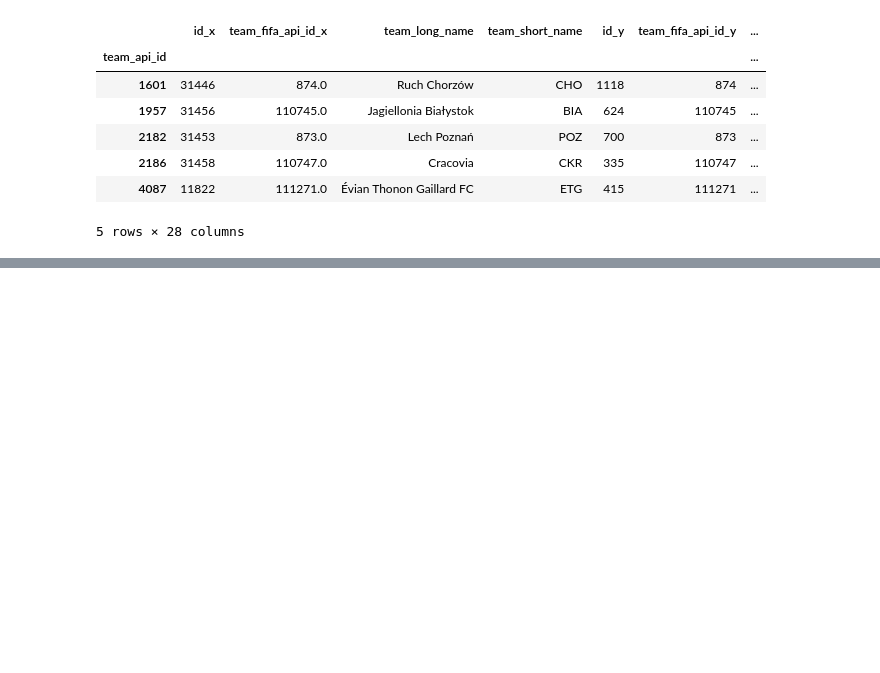
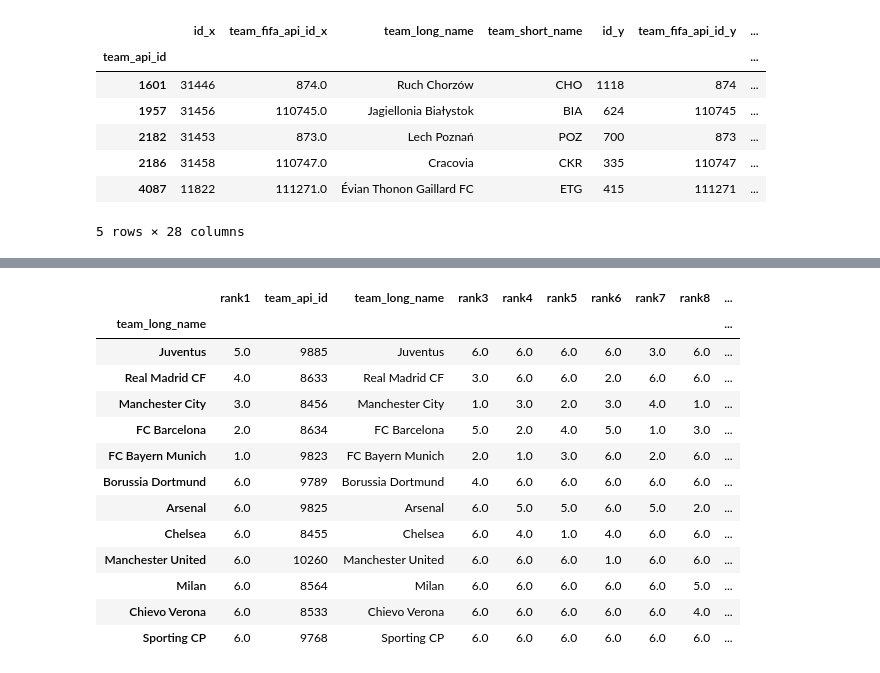
Before and after one commit to abhiksark/Udacity-DataAnalyst-Nanodegree, a Jupyter notebook: football_analysis/Updated_EDA.ipynb, the cells around one changed output, grey strips where cells are left out. Cells and saved outputs as stored; diff of their text form; code cells hidden in the pictures; blank space fills up the shorter version.

```diff
--- a/football_analysis/Updated_EDA.ipynb
+++ b/football_analysis/Updated_EDA.ipynb
@@ -473,0 +603,8 @@ df
+# %%
+df = top_N_team(df_comb_team,df_comb_player,df_match,season="2009/2010")
+df = df[['team_api_id', 'team_long_name']]
+df.index = range(len(df.index),0,-1)
+df.reset_index(level=0, inplace=True)
+df.rename( columns={"index":"rank7"},inplace=True)
+df_rank = pd.merge(df_rank,df,on=["team_api_id","team_long_name"],how='outer')
+df
@@ -473,0 +618,8 @@ df
+# %%
+df = top_N_team(df_comb_team,df_comb_player,df_match,season="2008/2009")
+df = df[['team_api_id', 'team_long_name']]
+df.index = range(len(df.index),0,-1)
+df.reset_index(level=0, inplace=True)
+df.rename( columns={"index":"rank8"},inplace=True)
+df_rank = pd.merge(df_rank,df,on=["team_api_id","team_long_name"],how='outer')
+df
@@ -473,0 +663,17 @@ df
+# %%
+df_rank
+# %% [output]
+|  | rank1 | team_api_id | team_long_name | rank3 | rank4 | rank5 | rank6 | rank7 | rank8 | ... |
+| team_long_name |  |  |  |  |  |  |  |  |  | ... |
+| Juventus | 5.0 | 9885 | Juventus | 6.0 | 6.0 | 6.0 | 6.0 | 3.0 | 6.0 | ... |
+| Real Madrid CF | 4.0 | 8633 | Real Madrid CF | 3.0 | 6.0 | 6.0 | 2.0 | 6.0 | 6.0 | ... |
+| Manchester City | 3.0 | 8456 | Manchester City | 1.0 | 3.0 | 2.0 | 3.0 | 4.0 | 1.0 | ... |
+| FC Barcelona | 2.0 | 8634 | FC Barcelona | 5.0 | 2.0 | 4.0 | 5.0 | 1.0 | 3.0 | ... |
+| FC Bayern Munich | 1.0 | 9823 | FC Bayern Munich | 2.0 | 1.0 | 3.0 | 6.0 | 2.0 | 6.0 | ... |
+| Borussia Dortmund | 6.0 | 9789 | Borussia Dortmund | 4.0 | 6.0 | 6.0 | 6.0 | 6.0 | 6.0 | ... |
+| Arsenal | 6.0 | 9825 | Arsenal | 6.0 | 5.0 | 5.0 | 6.0 | 5.0 | 2.0 | ... |
+| Chelsea | 6.0 | 8455 | Chelsea | 6.0 | 4.0 | 1.0 | 4.0 | 6.0 | 6.0 | ... |
+| Manchester United | 6.0 | 10260 | Manchester United | 6.0 | 6.0 | 6.0 | 1.0 | 6.0 | 6.0 | ... |
+| Milan | 6.0 | 8564 | Milan | 6.0 | 6.0 | 6.0 | 6.0 | 6.0 | 5.0 | ... |
+| Chievo Verona | 6.0 | 8533 | Chievo Verona | 6.0 | 6.0 | 6.0 | 6.0 | 6.0 | 4.0 | ... |
+| Sporting CP | 6.0 | 9768 | Sporting CP | 6.0 | 6.0 | 6.0 | 6.0 | 6.0 | 6.0 | ... |
```
Also changed, not shown: parts of 40 cells of this notebook.
